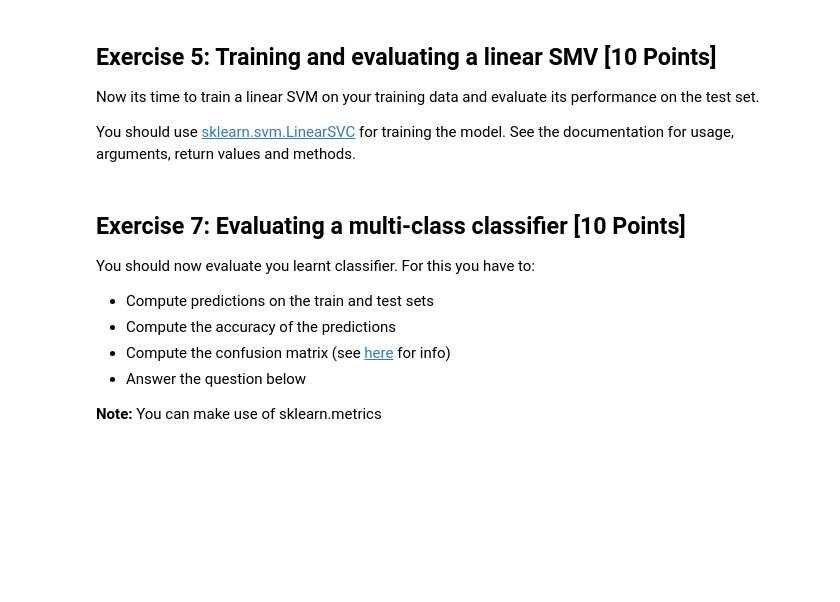
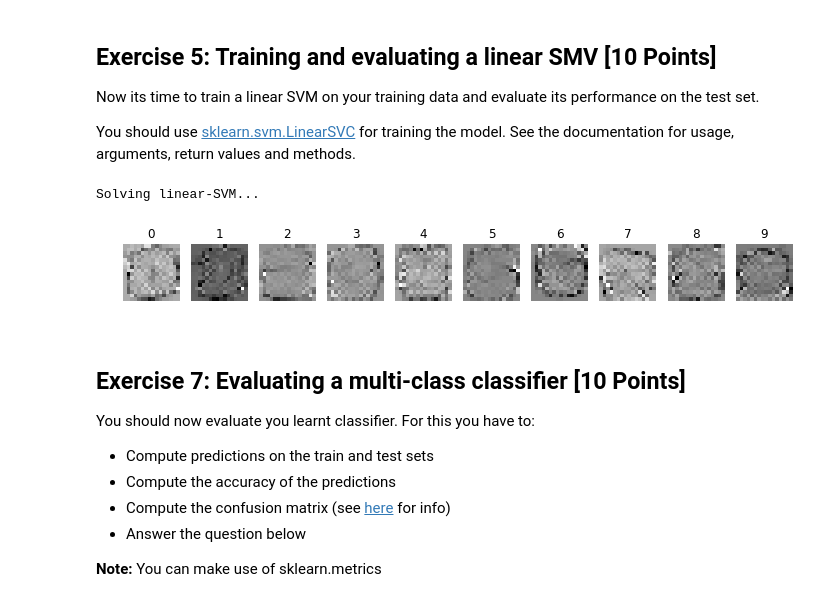
Before and after one commit to CaroDur/MachineLearning, a Jupyter notebook: Assignment02/Assignment2.ipynb, the cells around one changed output. Saved outputs shown, nothing was run; the diff lists cells and outputs as text; code cells hidden in the pictures; blank space fills up the shorter version.

```diff
--- a/Assignment02/Assignment2.ipynb
+++ b/Assignment02/Assignment2.ipynb
@@ -222,8 +224,8 @@ X_train = y_train = X_test = y_test = None
 #   does this affect your train/test performance?                     #
 #######################################################################
 
-# normally it is divided to 02. and 0.8 of the data set.
-pass
+# normally it is divided into around 0.25*test and 0.75*train of the data set.
+X_train, X_test, y_train, y_test = train_test_split(X, y, test_size=None, train_size=None)
 
 #######################################################################
 #                         END OF YOUR CODE                            #
@@ -238,8 +240,11 @@ def pre_process(x):
     # held-out test set                                                   #
     #######################################################################
 
-    pass
+    #scaler = preprocessing.StandardScaler().fit(x)
+    min_max_scaler = preprocessing.MinMaxScaler()
 
+    #x = scaler.fit_transform(x)
+    x = min_max_scaler.fit_transform(x)
     #######################################################################
     #                         END OF YOUR CODE                            #
     #######################################################################
@@ -276,35 +286,53 @@ def train_linear_SVM(X, y, C, max_iter=100):
 
     """
     lin_clf = None
     print('Solving linear-SVM...')
 
     #######################################################################
     # TODO:                                                               #
     # Train the SVM using LinearSVC and return the learnt classifier      #
     #######################################################################
+    # every argument whose default was set well, I deleted in this command
+    lin_clf = LinearSVC(dual=False, tol=0.0001, C=C, class_weight='balanced', max_iter=max_iter)
 
-    pass
+    lin_clf.fit(X, y)
 
     #######################################################################
     #                         END OF YOUR CODE                            #
     #######################################################################
     return lin_clf
 
 C = 5.0
 lin_clf = train_linear_SVM(X_train, y_train, C)
 
 #######################################################################
 # TODO:                                                               #
 # Visualize the learnt weights (lin_clf.coef_) for all the classes:   #
 # - Make a plot with ten figures showing the respective weights for   #
 #   each of the classes                                               #
 #######################################################################
 
-pass
+samples = 10
+imgs = np.reshape(lin_clf.coef_, [-1, 16, 16])
+vmax = np.max(lin_clf.coef_)
+vmin = np.min(lin_clf.coef_)
+labels = y
+
+
+for i in range(samples):
+    plt.subplot(1, 10, i+1)
+    plt.imshow(imgs[i])
+    plt.axis('off')
+    plt.title(i)
+plt.show()
+
 
 #######################################################################
 #                         END OF YOUR CODE                            #
 #######################################################################
+# %% [output]
+Solving linear-SVM...
+[figure, added]
 # %% [markdown]
 ## Exercise 7: Evaluating a multi-class classifier [10 Points]
 
```
Also changed, not shown: parts of 14 cells of this notebook, 1 other file.
